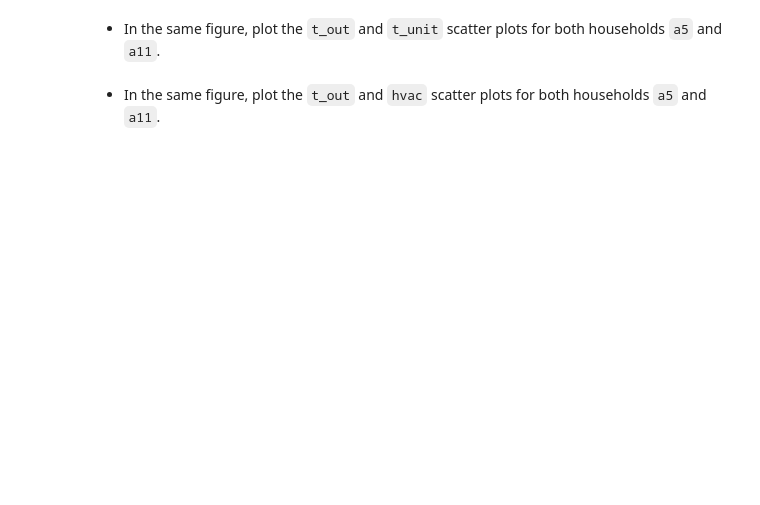
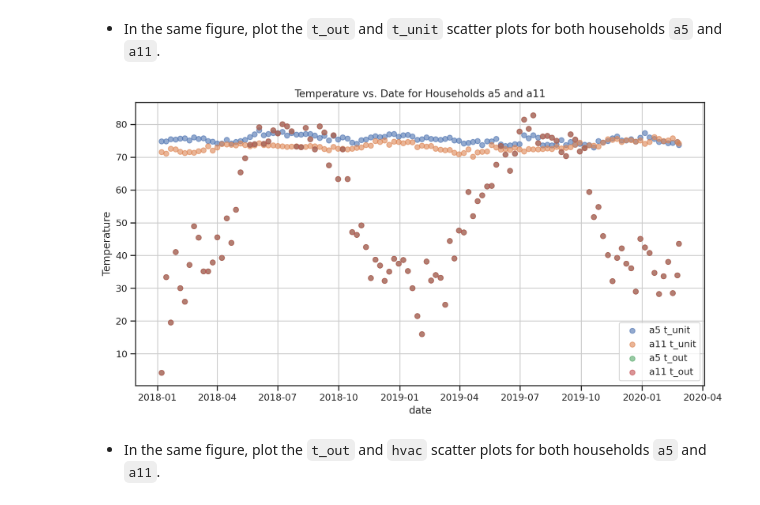
Before and after one commit to benmariner99/me-239-intro-to-data-science, a Jupyter notebook: lecture06/homework_06.ipynb, the cells around one changed output. Saved outputs shown, nothing was run; the diff lists cells and outputs as text; code cells hidden in the pictures; blank space fills up the shorter version.

```diff
--- a/lecture06/homework_06.ipynb
+++ b/lecture06/homework_06.ipynb
@@ -111,2 +230,20 @@ df_a5.head()
+# %%
+df_a11 = df[df['household'] == 'a11'].copy()
+
+plt.figure(figsize=(12, 6))
+
+plt.scatter(df_a5['date'], df_a5['t_unit'], label='a5 t_unit', alpha=0.6)
+plt.scatter(df_a11['date'], df_a11['t_unit'], label='a11 t_unit', alpha=0.6)
+plt.scatter(df_a5['date'], df_a5['t_out'], label='a5 t_out', alpha=0.6)
+plt.scatter(df_a11['date'], df_a11['t_out'], label='a11 t_out', alpha=0.6)
+
+plt.xlabel('date')
+plt.ylabel('Temperature')
+plt.title('Temperature vs. Date for Households a5 and a11')
+plt.legend()
+plt.grid(True)
+plt.show()
+# %% [output]
+[figure, added]
 # %% [markdown]
 + In the same figure, plot the `t_out` and `hvac` scatter plots for both households `a5` and `a11`.
```
Also changed, not shown: parts of 41 cells of this notebook.
